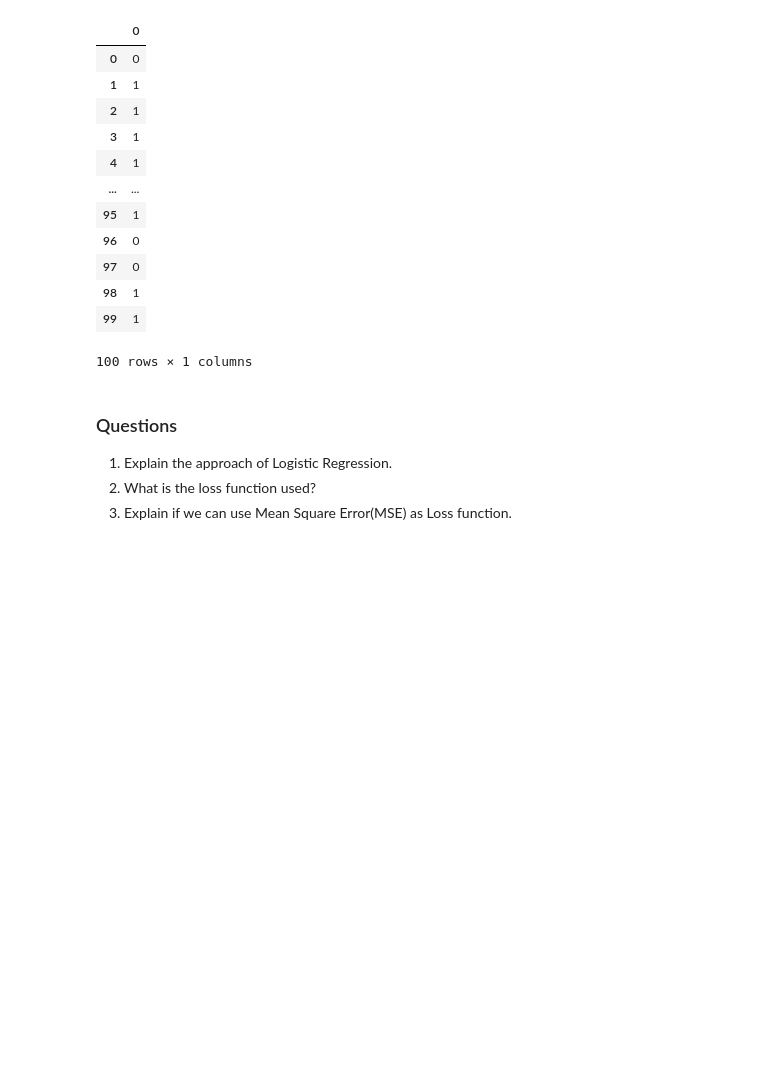
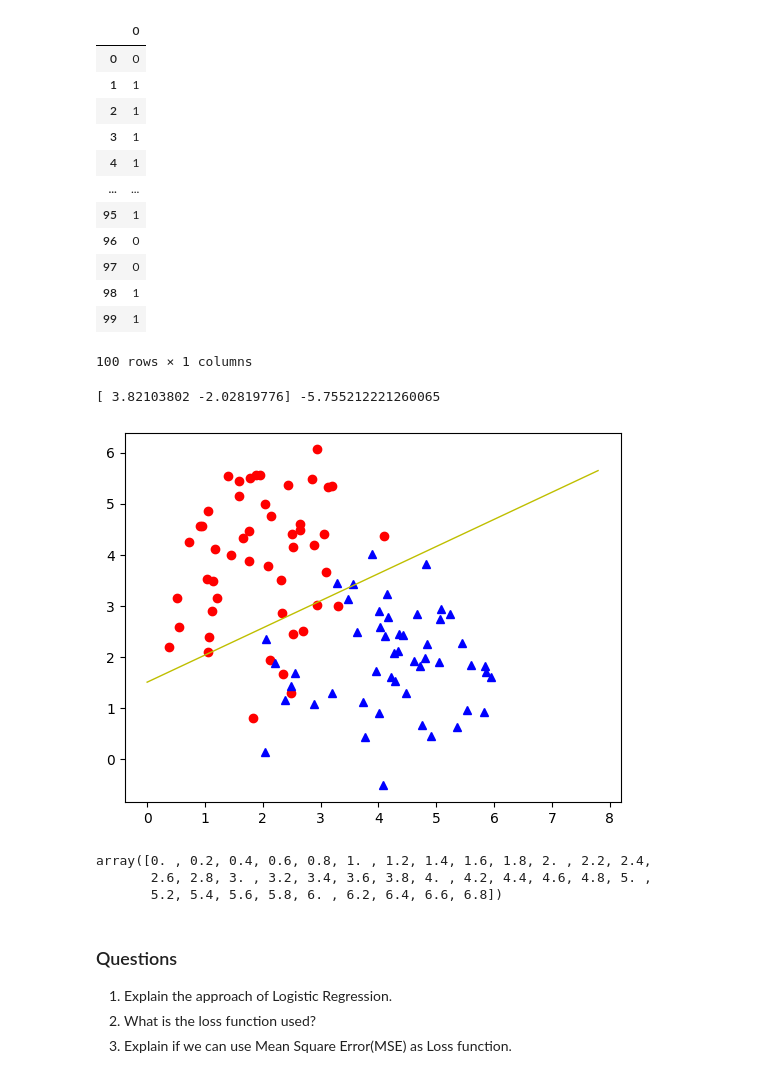
Before and after one commit to siddik11803-IIITH/PCA-Regression-Nearest-Neighbours, a Jupyter notebook: RollNumber_Q3.ipynb, the cells around one changed output. Drawn from its saved outputs; the diff is of its cells as text; code cells hidden in the pictures; blank space fills up the shorter version.

```diff
--- a/RollNumber_Q3.ipynb
+++ b/RollNumber_Q3.ipynb
@@ -27,6 +27,9 @@ import matplotlib.pyplot as plt
 # %%
 from sklearn.datasets import make_blobs
 X, y =  make_blobs(n_samples=100, centers=[[2,4],[4,2]], random_state=20)
+# %%
+from sklearn.model_selection import train_test_split
+x_train, x_test, y_train, y_test = train_test_split(X, y, test_size=0.2, random_state=0)
 # %%
 #Visualize dataset
 plt.plot(X[:,0][y==0],X[:,1][y==0],'o',color='red')
@@ -70,6 +73,82 @@ pd.DataFrame(y)
 | 98 | 1 |
 | 99 | 1 |
 100 rows × 1 columns
+# %%
+
+
+
+class logistic_regression():
+    def __init__(self, learning_rate, threshold=0.5):
+        self.learning_rate = learning_rate
+        self.threshold = threshold
+    def sigmoid(self, z):
+        return 1/(1+np.exp(-z))
+    def fit(self, x, y, epochs):
+        self.parameters, gradient = np.zeros(x[0].shape), np.zeros(x[0].shape)
+        self.bias = 0
+        bias_gradient = 0
+        for _ in range(epochs):
+            loss = 0
+            diff = 0
+            for i in range(len(x)):
+                y_hat = self.sigmoid(np.dot(self.parameters, x[i]) + self.bias)
+                diff = y_hat - y[i]
+                gradient += self.learning_rate*(diff)*x[i]
+                bias_gradient += self.learning_rate*(diff)
+            gradient /= len(y)
+            bias_gradient /= len(y)
+            self.parameters -= self.learning_rate*(gradient)
+            self.bias -= self.learning_rate*(bias_gradient)
+            pass
+    def process(self, z):
+        if(z > self.threshold):
+            return 1
+        else:
+            return 0
+    def predict(self, x_test):
+        y_pred = []
+        for i in range(len(x_test)):
+            y_pred += [self.process(self.sigmoid(np.dot(self.parameters, x_test[i]) + self.bias))]
+        y_pred = np.array(y_pred)
+        return y_pred
+    def eval(self, y, y_hat):
+        score = 0
+        for i in range(len(y)):
+            if(y[i] == y_hat[i]):
+                score += 1
+        return score/len(y)*100
+
+
+
+x = logistic_regression(learning_rate=0.9)
+x.fit(x_train, y_train, 1000)
+y_pred = x.predict(x_test)
+# y - y_pred
+print(x.parameters, x.bias)
+# %% [output]
+[ 3.82103802 -2.02819776] -5.755212221260065
+# %%
+fig, ax = plt.subplots()
+plt.plot(X[:,0][y==0],X[:,1][y==0],'o',color='red')
+plt.plot(X[:,0][y==1],X[:,1][y==1],'^',color='blue')
+theta_1 = x.parameters[0]
+theta_2 = x.parameters[1]
+theta_3 = x.bias
+x_values = [0, -theta_3/theta_2]
+y_values = [-theta_3/theta_1, 0]
+line_eqn = lambda x : ((y_values[1]-y_values[0])/(x_values[1]-x_values[0])) * (x - x_values[0]) + y_values[0]
+slope = (y_values[1]-y_values[0])/(x_values[1] - x_values[0])
+xrange = np.arange(0, 8, 0.2)
+plt.plot(xrange, [ line_eqn(x) for x in xrange], color='y', linestyle='-', linewidth=1)
+plt.show()
+# %% [output]
+[figure, added]
+# %%
+np.arange(0, 7, 0.2)
+# %% [output]
+array([0. , 0.2, 0.4, 0.6, 0.8, 1. , 1.2, 1.4, 1.6, 1.8, 2. , 2.2, 2.4,
+       2.6, 2.8, 3. , 3.2, 3.4, 3.6, 3.8, 4. , 4.2, 4.4, 4.6, 4.8, 5. ,
+       5.2, 5.4, 5.6, 5.8, 6. , 6.2, 6.4, 6.6, 6.8])
 # %% [markdown]
 ### Questions
 
```
Also changed, not shown: 1 other file.
